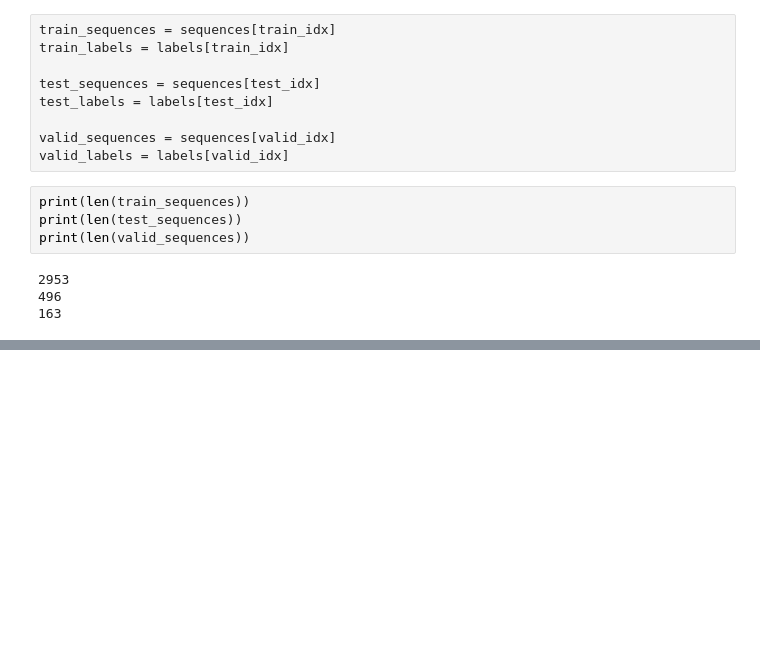
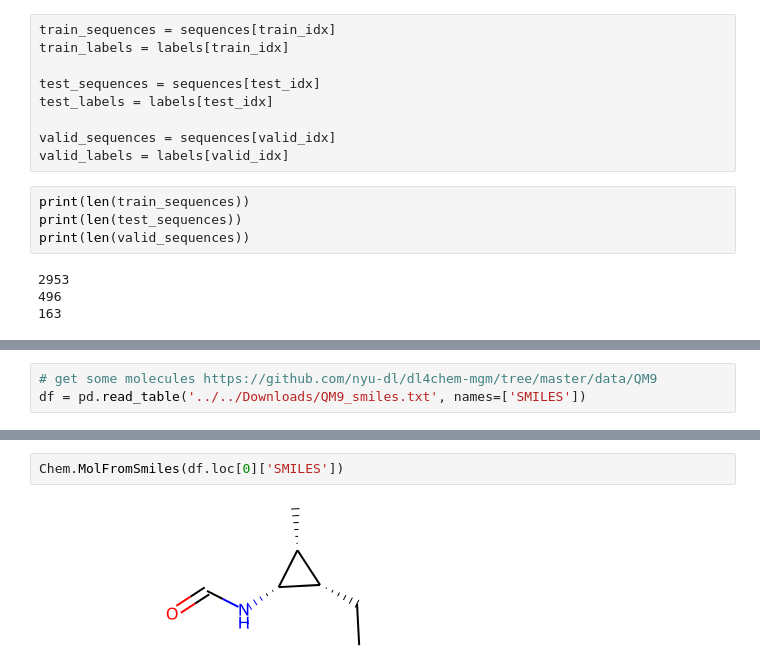
Before and after one commit to graph-part/graph-part, a Jupyter notebook: tutorial.ipynb, the cells around one changed output, grey strips where cells are left out. Drawn from its saved outputs; the diff is of its cells as text; blank space fills up the shorter version.

```diff
--- a/tutorial.ipynb
+++ b/tutorial.ipynb
@@ -103,0 +112,3 @@ print(len(valid_sequences))
+# %%
+# get some molecules https://github.com/nyu-dl/dl4chem-mgm/tree/master/data/QM9
+df = pd.read_table('../../Downloads/QM9_smiles.txt', names=['SMILES'])
@@ -103,0 +131,4 @@ print(len(valid_sequences))
+# %%
+Chem.MolFromSmiles(df.loc[0]['SMILES'])
+# %% [output]
+[figure, added]
```
Also changed, not shown: parts of 9 cells of this notebook, 1 other file.
